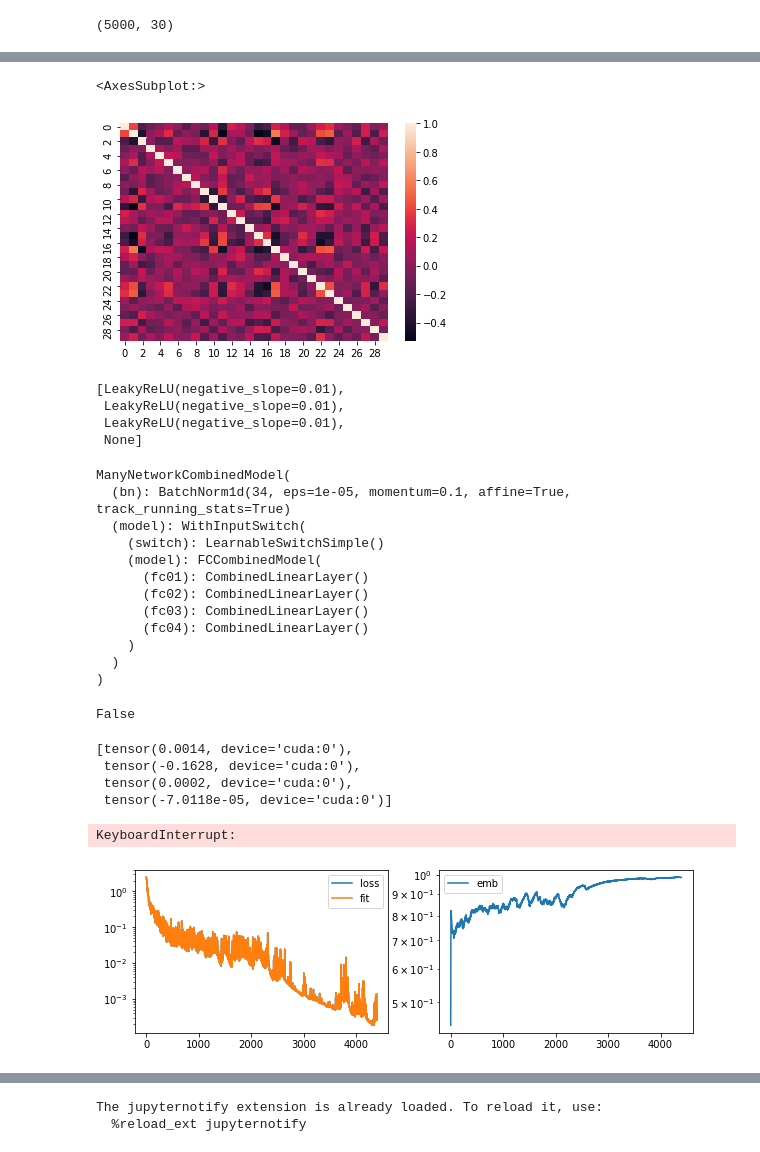
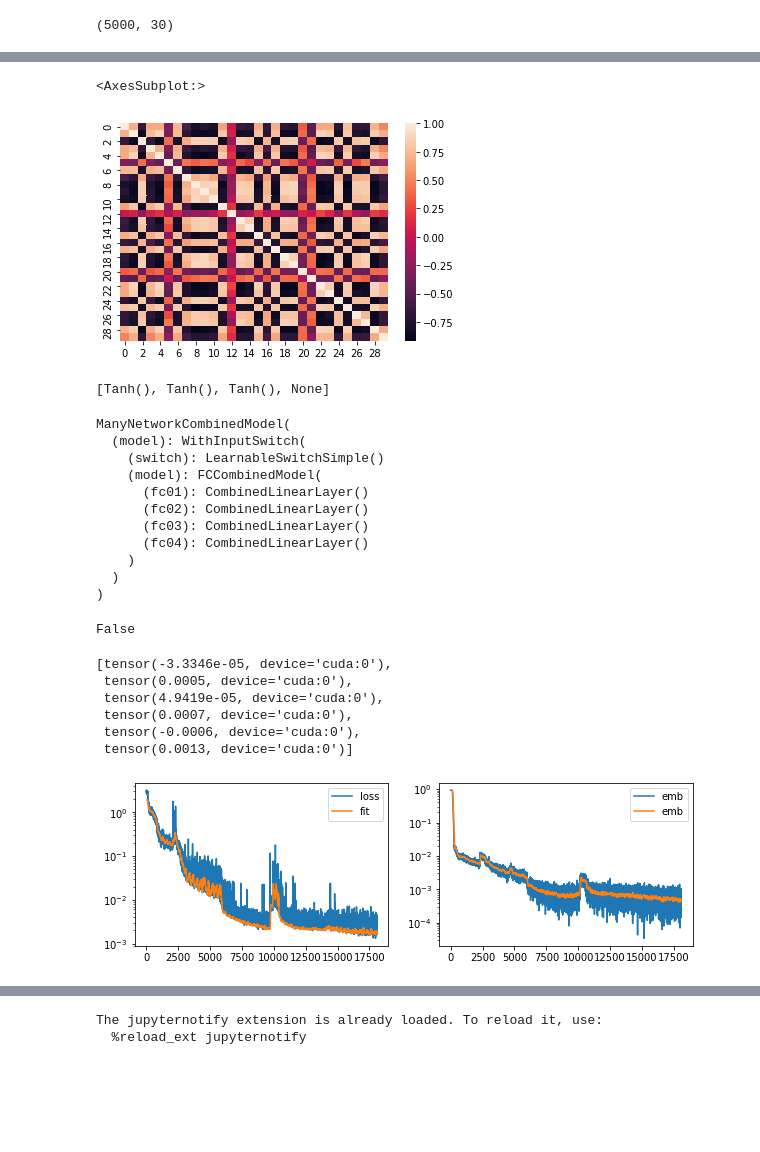
Before and after one commit to sergeivolodin/causality-disentanglement-rl, a Jupyter notebook: debug/siamese_kc_tests.ipynb, the cells around one changed output, grey strips where cells are left out. Saved outputs shown, nothing was run; the diff lists cells and outputs as text; code cells hidden in the pictures; blank space fills up the shorter version.

```diff
--- a/debug/siamese_kc_tests.ipynb
+++ b/debug/siamese_kc_tests.ipynb
@@ -83,12 +83,17 @@ ModelDecoder(
 )
 # %%
 env = learner.env
+# %%
+learner.decoder.__init__(observation_shape=learner.observation_shape,
+                         feature_shape=learner.feature_shape)
+learner.decoder = learner.decoder.cuda()
 # %%
 losses = []
 dclose = []
 dfar = []
 # %%
-opt = torch.optim.Adam(lr=5e-4, params=learner.decoder.parameters())
+opt = torch.optim.Adam(lr=1e-3, params=learner.decoder.parameters(),
+                      betas=(0.5, 0.9))
 # %%
 for i in tqdm(range(1000)):
     if i % 1 == 0:
@@ -156,7 +162,7 @@ dtype: float32
 sns.heatmap(pd.DataFrame(f).corr())
 # %% [output]
 <AxesSubplot:>
-[figure, old version]
+[figure, new version]
 # %%
 env.engine.return_rgb = False
 # %%
@@ -170,15 +177,11 @@ learner.non_sparse_model = learner.non_sparse_model.cuda()
 # %%
 learner.non_sparse_model.model.model.activation
 # %% [output]
-[LeakyReLU(negative_slope=0.01),
- LeakyReLU(negative_slope=0.01),
- LeakyReLU(negative_slope=0.01),
- None]
+[Tanh(), Tanh(), Tanh(), None]
 # %%
 learner.non_sparse_model
 # %% [output]
 ManyNetworkCombinedModel(
-  (bn): BatchNorm1d(34, eps=1e-05, momentum=0.1, affine=True, track_running_stats=True)
   (model): WithInputSwitch(
     (switch): LearnableSwitchSimple()
     (model): FCCombinedModel(
@@ -293,10 +304,12 @@ opt = torch.optim.Adam(lr=1e-4, params=list(use_model.parameters())+list(learner
 # %%
 [x.mean() for x in learner.decoder.state_dict().values()]
 # %% [output]
-[tensor(0.0014, device='cuda:0'),
- tensor(-0.1628, device='cuda:0'),
- tensor(0.0002, device='cuda:0'),
- tensor(-7.0118e-05, device='cuda:0')]
+[tensor(-3.3346e-05, device='cuda:0'),
+ tensor(0.0005, device='cuda:0'),
+ tensor(4.9419e-05, device='cuda:0'),
+ tensor(0.0007, device='cuda:0'),
+ tensor(-0.0006, device='cuda:0'),
+ tensor(0.0013, device='cuda:0')]
 # %%
 epochs = 500000
 with tqdm(total=epochs) as pbar:
@@ -332,19 +345,36 @@ with tqdm(total=epochs) as pbar:
 
         ctx['non_sparse_model_add'] = use_model
     #     ctx['additional_feature_keys'] = []
-        l_obj_emb = siamese_feature_discriminator_l2(**ctx)
         l_obj_fit = context_rewriter(function=fit_loss, rewrite={'model': 'non_sparse_model_add'},
                                      divide_by_std=False,
                                      **ctx)
-        loss = l_obj_fit['loss'] #+ l_obj_emb['loss']
+        l_obj_emb = siamese_feature_discriminator_l2(**ctx)
+
+        loss = l_obj_fit['loss'] + l_obj_emb['loss']
 
 
     #     loss = nn.MSELoss()(f_t1, f_t1_pred)
 
 
-        opt.zero_grad()
-        loss.backward()
-        opt.step()
+        stage = (i // 100) % 3
+        if stage == 0:
+            opt_m.zero_grad()
+#             l_obj_fit['loss'].backward()
+            loss.backward()
+    #         loss.backward()
+            opt_m.step()
+        elif stage == 1:
+            opt_d.zero_grad()
+#             l_obj_emb = siamese_feature_discriminator_l2(**ctx)
+
+#             l_obj_emb['loss'].backward()
+            loss.backward()
+            opt_d.step()
+        elif stage == 2:
+            opt_md.zero_grad()
+            loss.backward()
+            opt_md.step()
+
         losses.append(loss.item())
         losses_emb.append(l_obj_emb['loss'].item())
         losses_fit.append(l_obj_fit['loss'].item())
@@ -353,20 +383,20 @@ with tqdm(total=epochs) as pbar:
         m.update(l_obj_emb['metrics'])
         metrics.append(m)
         pbar.update(1)
-        pbar.set_postfix(loss_fit=losses_fit[-1], loss_emb=losses_emb[-1])
+        pbar.set_postfix(loss_fit=losses_fit[-1], loss_emb=losses_emb[-1], stage=stage)
-# %% [output]
-KeyboardInterrupt:
 # %%
 plt.figure(figsize=(10, 3))
 plt.subplot(1, 2, 1)
 plt.plot(losses, label='loss')
-plt.plot(losses_fit, label='fit')
+plt.plot(pd.Series(losses_fit).rolling(50).median(), label='fit')
 plt.legend()
 plt.yscale('log')
 plt.subplot(1, 2, 2)
 plt.plot(losses_emb, label='emb')
+plt.plot(pd.Series(losses_emb).rolling(50).median(), label='emb')
+
 plt.legend()
 #plt.plot(dplus, label='dplus')
 plt.yscale('log')
 # %% [output]
-[figure, old version]
+[figure, new version]
```
Also changed, not shown: parts of 21 cells of this notebook, 2 other files.
